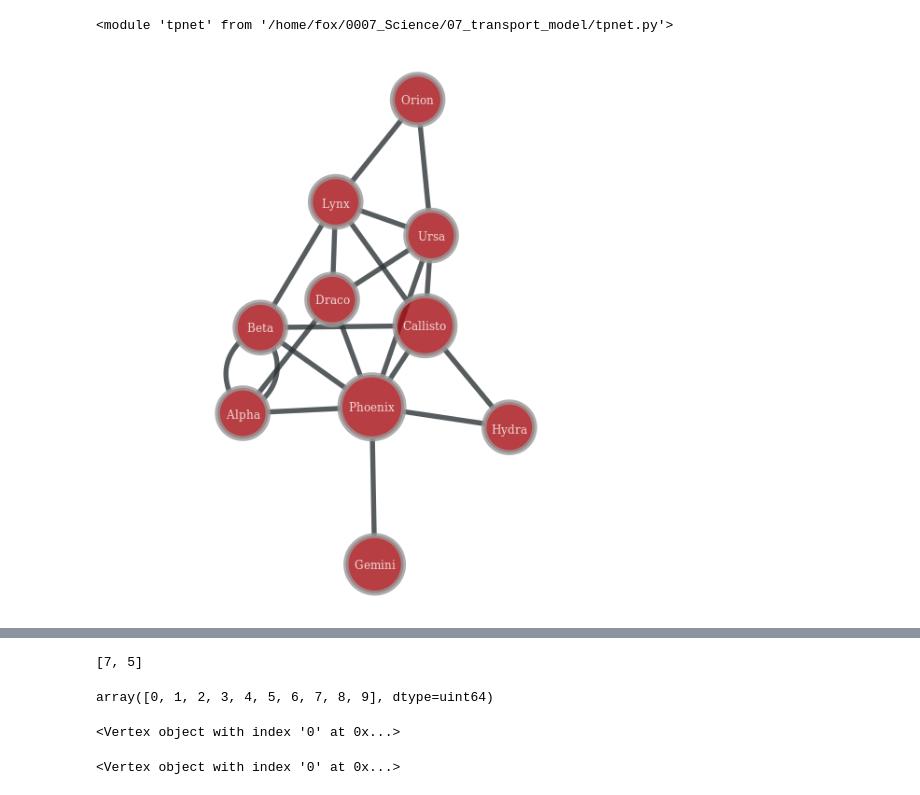
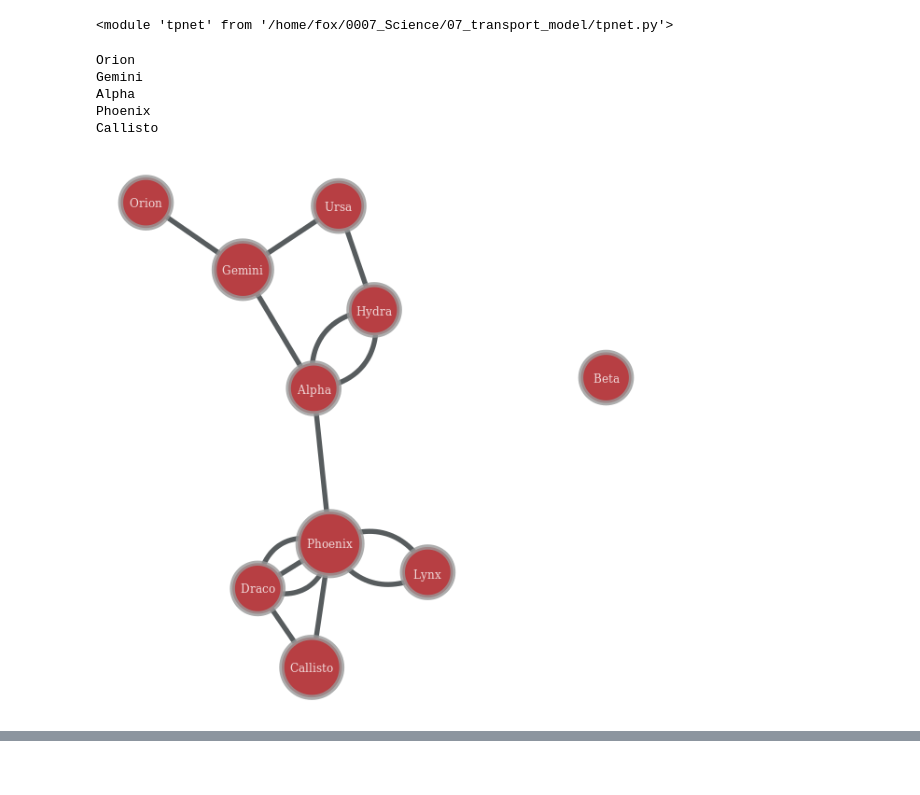
Before and after one commit to ateplovoz/tpnet, a Jupyter notebook: Untitled.ipynb, the cells around one changed output, grey strips where cells are left out. Drawn from its saved outputs; the diff is of its cells as text; code cells hidden in the pictures; blank space fills up the shorter version.

Commit message:
added route search function

```diff
--- a/Untitled.ipynb
+++ b/Untitled.ipynb
@@ -19,4 +19,4 @@ names = [
     'Hydra', 'Lynx', 'Orion', 'Phoenix', 'Ursa'
 ]
 # %%
-net = tpnet.init(len(names), names=names)
+net = tpnet.Net(len(names), names, max_random_edges=14)
@@ -23,4 +42,14 @@ net = tpnet.init(len(names), names=names)
+# %%
+rt = net.get_route('Orion', 'Callisto')
+for item in rt:
+    print(net.vname[item])
+# %% [output]
+Orion
+Gemini
+Alpha
+Phoenix
+Callisto
 # %%
-graph_draw(net['g'], vertex_text=net['vname'], inline=True)
+graph_draw(net.g, vertex_text=net.vname, inline=True)
 # %% [output]
-[figure, old version]
+[figure, new version]
@@ -28,8 +56,0 @@ graph_draw(net['g'], vertex_text=net['vname'], inline=True)
-# %%
-random.sample(range(10), 2)
-# %% [output]
-[7, 5]
-# %%
-net['g'].get_vertices()
-# %% [output]
-array([0, 1, 2, 3, 4, 5, 6, 7, 8, 9], dtype=uint64)
@@ -38,8 +56,0 @@ gtest = Graph()
-# %%
-gtest.add_vertex()
-# %% [output]
-<Vertex object with index '0' at 0x...>
-# %%
-gtest.vertex(0)
-# %% [output]
-<Vertex object with index '0' at 0x...>
```
Also changed, not shown: parts of 4 cells of this notebook, 1 other file.
